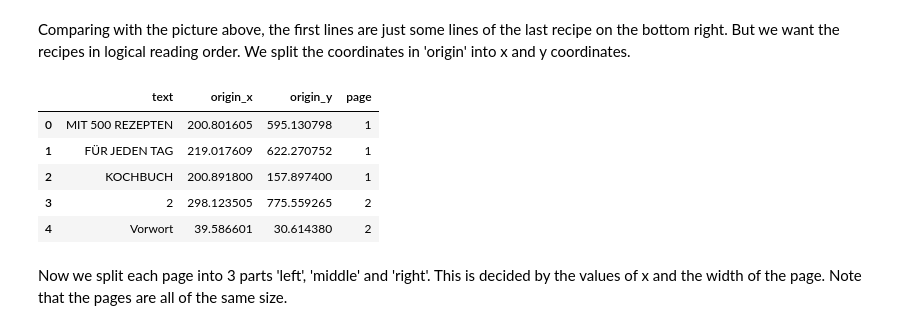
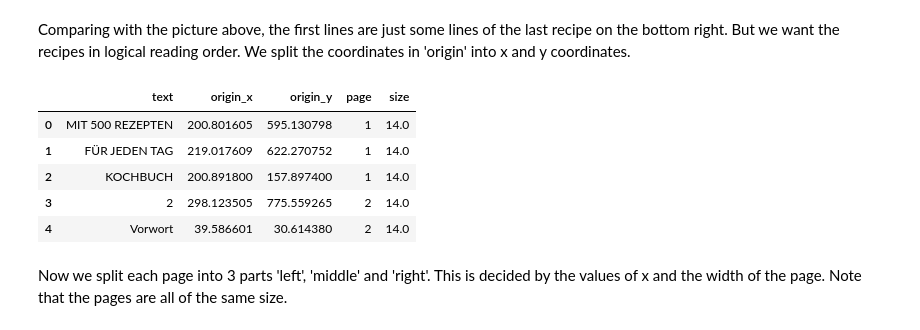
Before and after one commit to danih02/RAG-Pipeline-with-Google-OpenAI-Studio---Getting-recipes-from-German-Cookbook, a Jupyter notebook: RAG_Pipeline_with_Google_OpenAI_Studio_Getting_recipes_from_German_Cookbook.ipynb, the cells around one changed output. Drawn from its saved outputs; the diff is of its cells as text; code cells hidden in the pictures.

```diff
--- a/RAG_Pipeline_with_Google_OpenAI_Studio_Getting_recipes_from_German_Cookbook.ipynb
+++ b/RAG_Pipeline_with_Google_OpenAI_Studio_Getting_recipes_from_German_Cookbook.ipynb
@@ -184,11 +184,13 @@ for page_num, page in enumerate(doc):
                 for span in line["spans"]:
                     text = span["text"]
                     origin = span["origin"]
+                    size = span["size"]
                     if text:
                         all_text_blocks.append({
-                            "text": text,
-                            "page": page_num + 1,
-                            "origin" : origin
+                            "text": text, # text of document
+                            "page": page_num + 1, # pages
+                            "origin" : origin, # coordinates needed for rearranging pages
+                            "size" : size # size to identify headers
                         })
 # %% [markdown]
 As an example we will print the index_single_recipe from all_text_blocks
@@ -241,24 +244,24 @@ Comparing with the picture above, the first lines are just some lines of the las
 # %%
 import pandas as pd
 text = []
 origin_x = []
 origin_y = []
 page = []
 for block in all_text_blocks:
     text.append(block['text'])
     origin_x.append(block['origin'][0])
     origin_y.append(block['origin'][1])
     page.append(block['page'])
 
-df = pd.DataFrame({'text' : text, 'origin_x' : origin_x, 'origin_y' : origin_y, 'page' : page})
+df = pd.DataFrame({'text' : text, 'origin_x' : origin_x, 'origin_y' : origin_y, 'page' : page, 'size' : size})
 df.head(5)
 # %% [output]
-|  | text | origin_x | origin_y | page |
-| 0 | MIT 500 REZEPTEN | 200.801605 | 595.130798 | 1 |
-| 1 | FÜR JEDEN TAG | 219.017609 | 622.270752 | 1 |
-| 2 | KOCHBUCH | 200.891800 | 157.897400 | 1 |
-| 3 | 2 | 298.123505 | 775.559265 | 2 |
-| 4 | Vorwort | 39.586601 | 30.614380 | 2 |
+|  | text | origin_x | origin_y | page | size |
+| 0 | MIT 500 REZEPTEN | 200.801605 | 595.130798 | 1 | 14.0 |
+| 1 | FÜR JEDEN TAG | 219.017609 | 622.270752 | 1 | 14.0 |
+| 2 | KOCHBUCH | 200.891800 | 157.897400 | 1 | 14.0 |
+| 3 | 2 | 298.123505 | 775.559265 | 2 | 14.0 |
+| 4 | Vorwort | 39.586601 | 30.614380 | 2 | 14.0 |
 # %% [markdown]
 Now we split each page into 3 parts 'left', 'middle' and 'right'. This is decided by the values of x and the width of the page. Note that the pages are all of the same size.
 # %%
```
Also changed, not shown: parts of 16 cells of this notebook.
